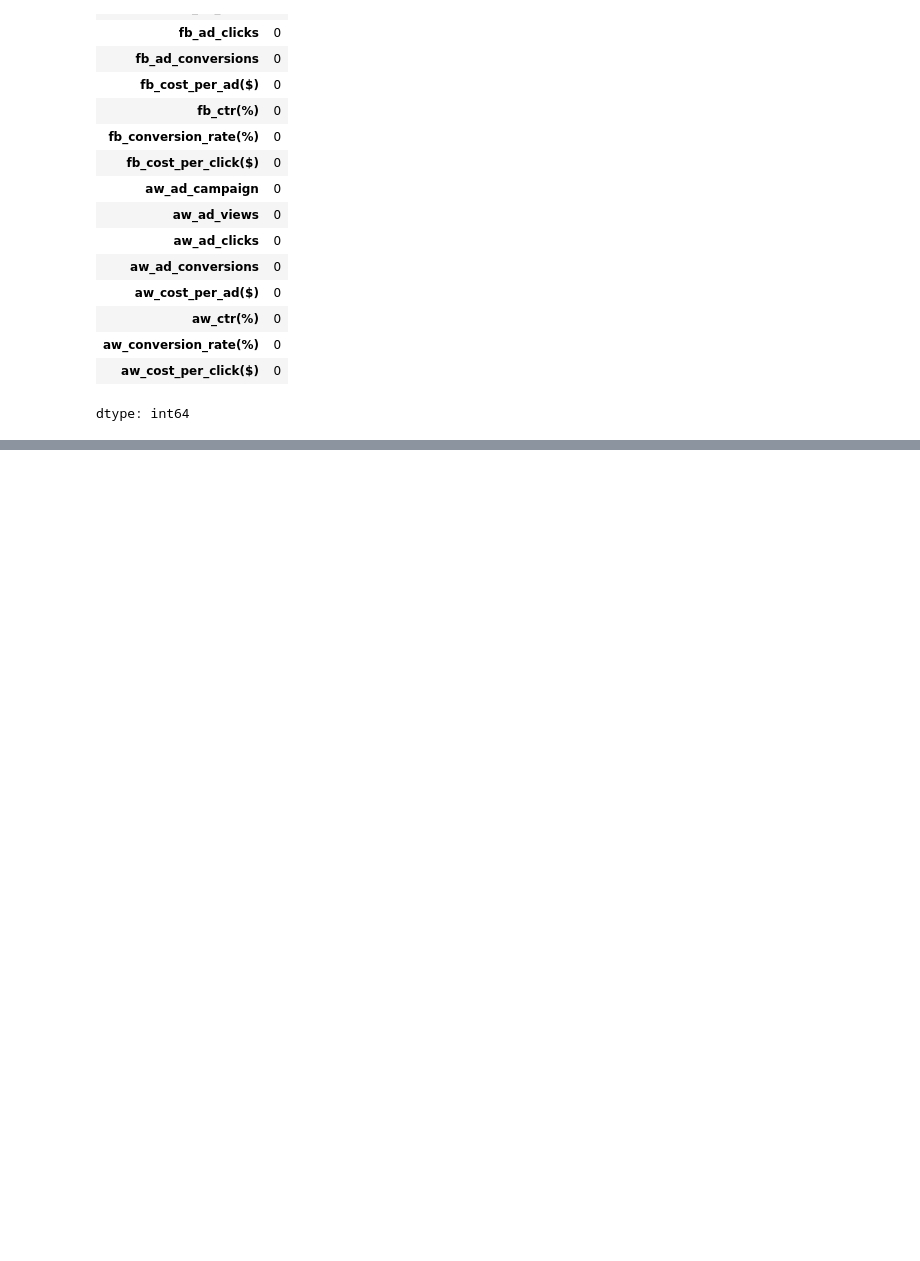
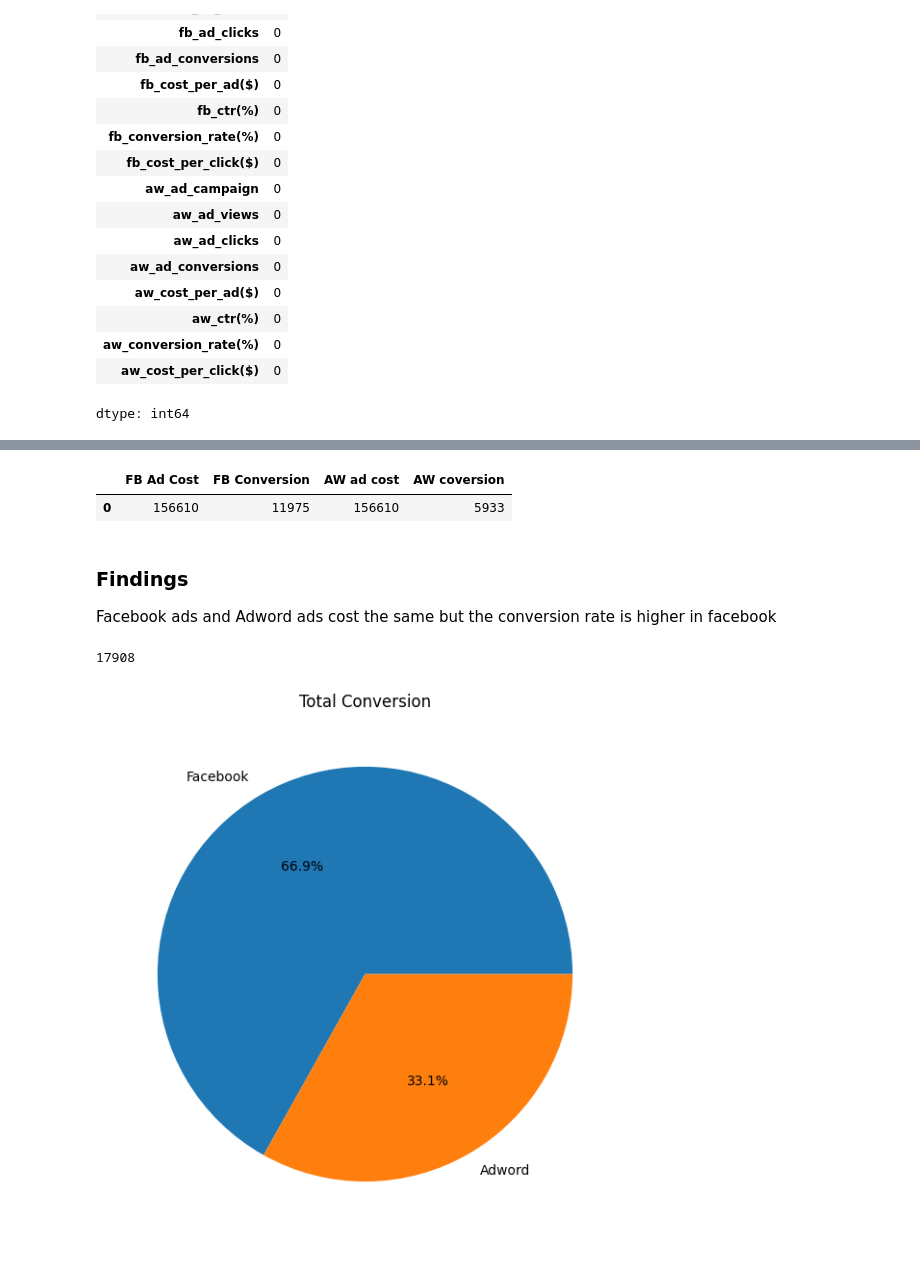
Before and after one commit to SUWAANsilveroak/A-B-Testing, a Jupyter notebook: Marketing Campaign Analysis.ipynb, the cells around one changed output, grey strips where cells are left out. Saved outputs shown, nothing was run; the diff lists cells and outputs as text; code cells hidden in the pictures; blank space fills up the shorter version.

```diff
--- a/Marketing Campaign Analysis.ipynb
+++ b/Marketing Campaign Analysis.ipynb
@@ -193,0 +214,32 @@ dtype: int64
+# %%
+# Lets check Total cost Vs Total Coversion between Facebook and Google Adword
+pd.DataFrame([[df['fb_cost_per_ad($)'].sum(),
+               df["fb_ad_conversions"].sum(),
+               df['fb_cost_per_ad($)'].sum(),
+               df['aw_ad_conversions'].sum()]],
+              columns=['FB Ad Cost','FB Conversion','AW ad cost','AW coversion'])
+# %% [output]
+|  | FB Ad Cost | FB Conversion | AW ad cost | AW coversion |
+| 0 | 156610 | 11975 | 156610 | 5933 |
+# %% [markdown]
+### Findings
+Facebook ads and Adword ads cost the same but the conversion rate is higher in facebook
+# %%
+Total_conversion = df['fb_ad_conversions'].sum() + df['aw_ad_conversions'].sum()
+Total_conversion
+# %% [output]
+17908
+# %%
+# Ploting the pie chart
+plt.figure(figsize=(10,7))
+'''
+Below code is for pie chart with total conversion
+'''
+plt.pie([df['fb_ad_conversions'].sum(), df['aw_ad_conversions'].sum()],
+        labels=['Facebook','Adword'],
+        autopct='%1.1f%%'
+        )
+plt.title("Total Conversion")
+plt.show()
+# %% [output]
+[figure, added]
```
Also changed, not shown: parts of 2 cells of this notebook.
